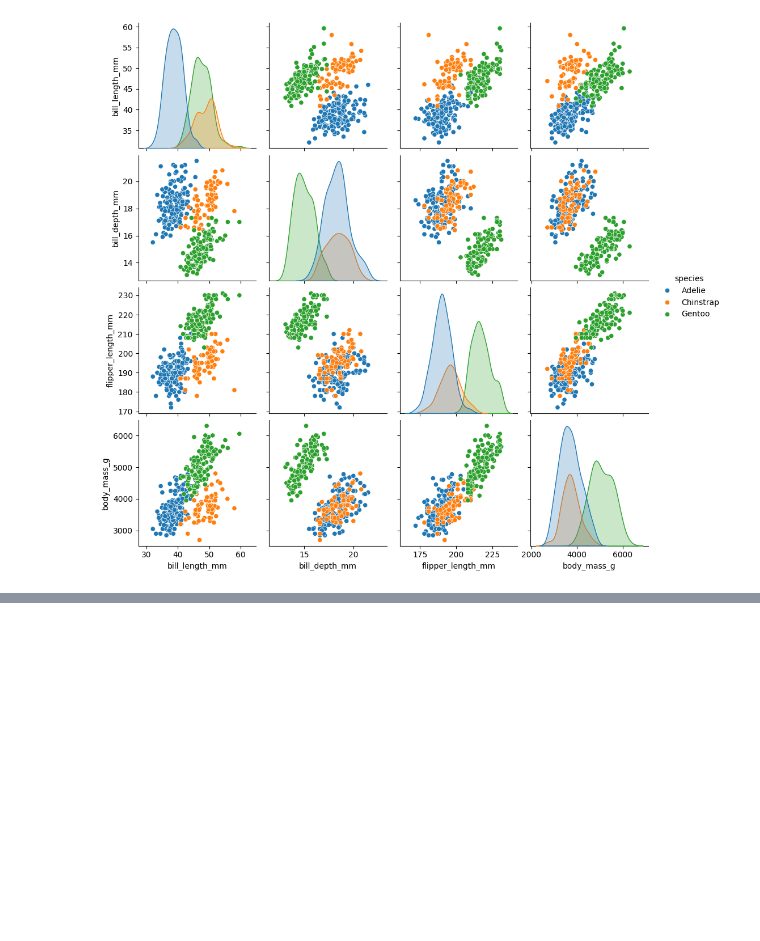
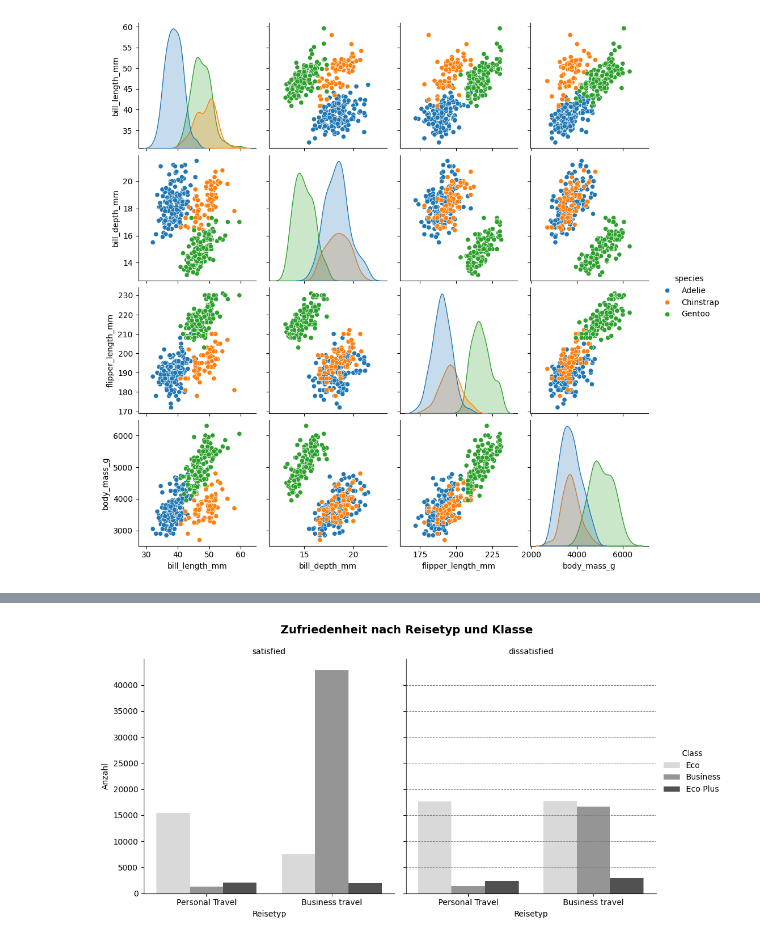
Before and after one commit to DivinitasMaxima/BINA-RECAP, a Jupyter notebook: Pyrhon/Einführung.ipynb, the cells around one changed output, grey strips where cells are left out. Drawn from its saved outputs; the diff is of its cells as text; code cells hidden in the pictures; blank space fills up the shorter version.

```diff
--- a/Pyrhon/Einführung.ipynb
+++ b/Pyrhon/Einführung.ipynb
@@ -174,0 +210,10 @@ sn.pairplot(df, hue="species")
+# %%
+# IBCS-konforme Visualisierung: Reisetyp und Klasse
+fig = sns.catplot(data=data, x="Type of Travel", hue="Class", col="satisfaction", kind="count", palette="Greys")
+fig.fig.suptitle("Zufriedenheit nach Reisetyp und Klasse", y=1.05, fontsize=14, weight="bold")
+fig.set_axis_labels("Reisetyp", "Anzahl")
+fig.set_titles("{col_name}")
+plt.grid(axis="y", linestyle="--", linewidth=0.7, color="gray")
+plt.show()
+# %% [output]
+[figure, added]
```
Also changed, not shown: parts of 7 cells of this notebook.
